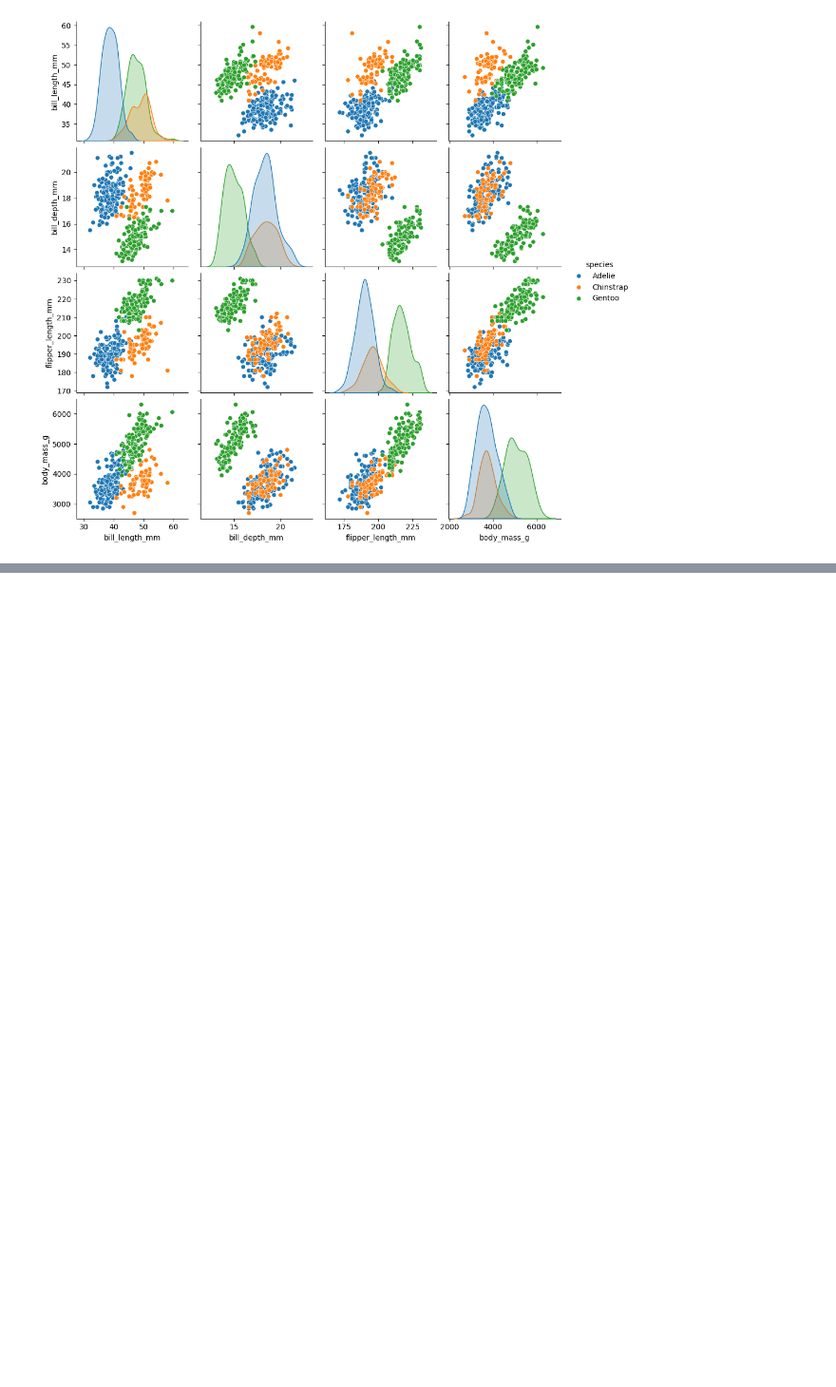
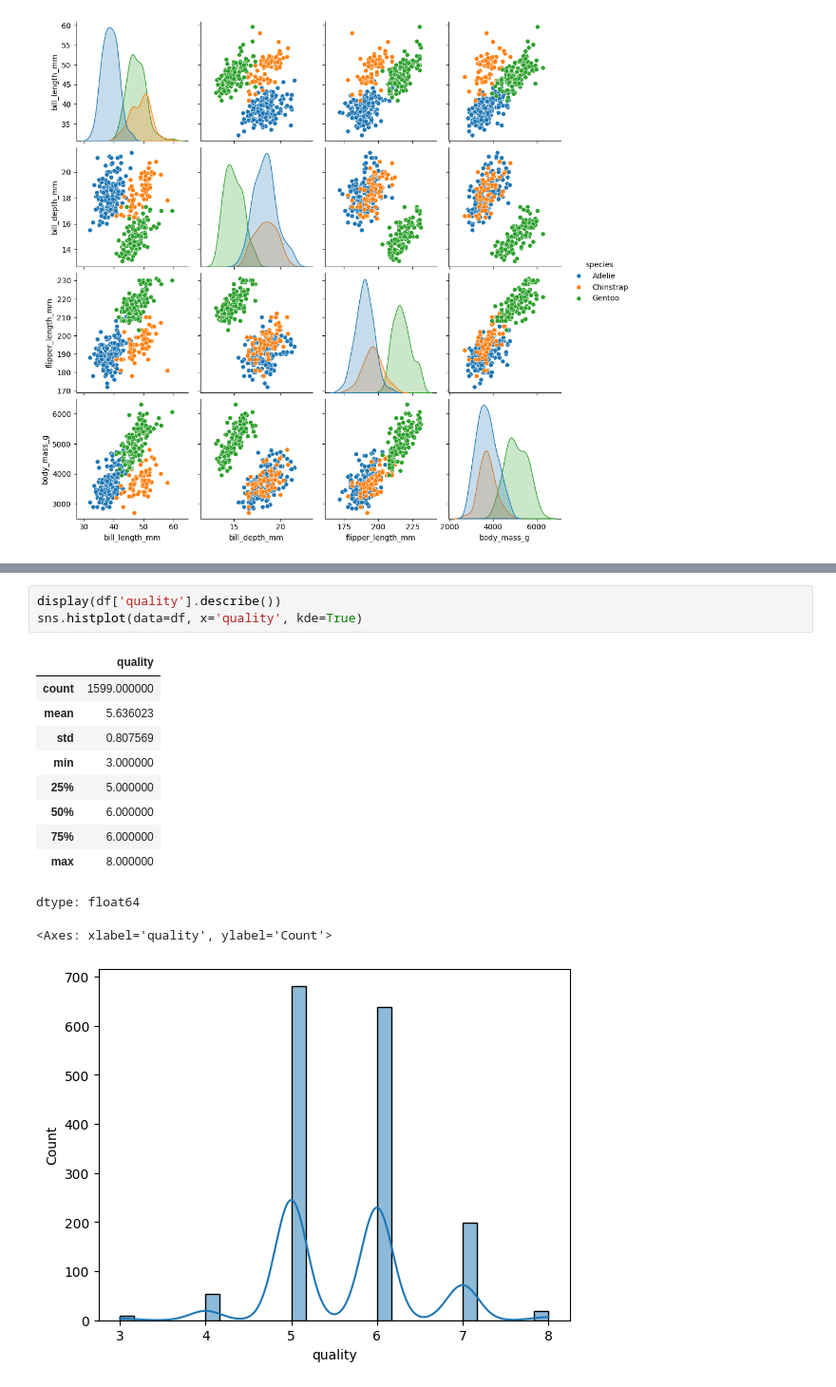
Before and after one commit to matheusvazdata/aed-ada-santander, a Jupyter notebook: Análise_Exploratória_de_Dados.ipynb, the cells around one changed output, grey strips where cells are left out. Shown at 95% size. Saved outputs shown, nothing was run; the diff lists cells and outputs as text; blank space fills up the shorter version.

```diff
--- a/Análise_Exploratória_de_Dados.ipynb
+++ b/Análise_Exploratória_de_Dados.ipynb
@@ -744,0 +952,16 @@ sns.pairplot(data=penguins, hue='species')
+# %%
+display(df['quality'].describe())
+sns.histplot(data=df, x='quality', kde=True)
+# %% [output]
+|  | quality |
+| count | 1599.000000 |
+| mean | 5.636023 |
+| std | 0.807569 |
+| min | 3.000000 |
+| 25% | 5.000000 |
+| 50% | 6.000000 |
+| 75% | 6.000000 |
+| max | 8.000000 |
+dtype: float64
+<Axes: xlabel='quality', ylabel='Count'>
+[figure, added]
```
Also changed, not shown: parts of 65 cells of this notebook.
